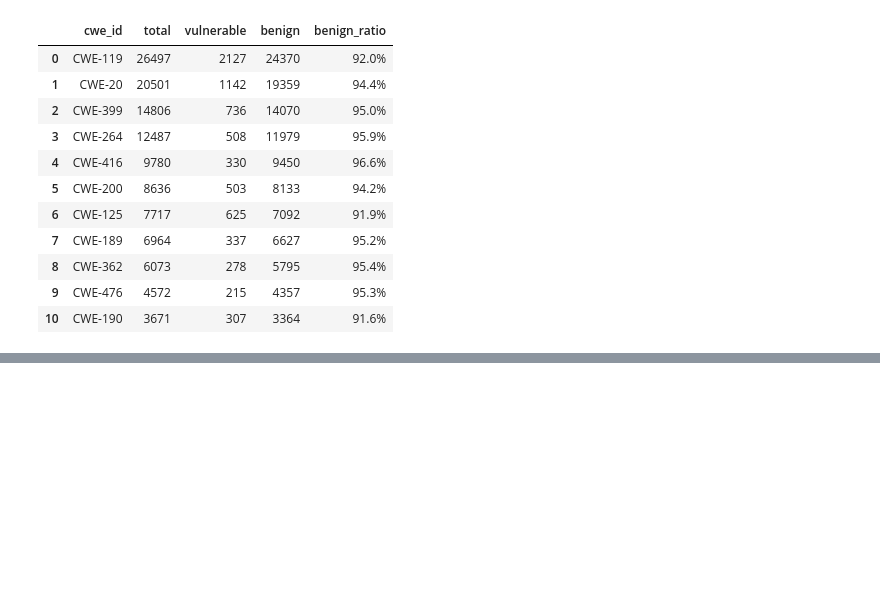
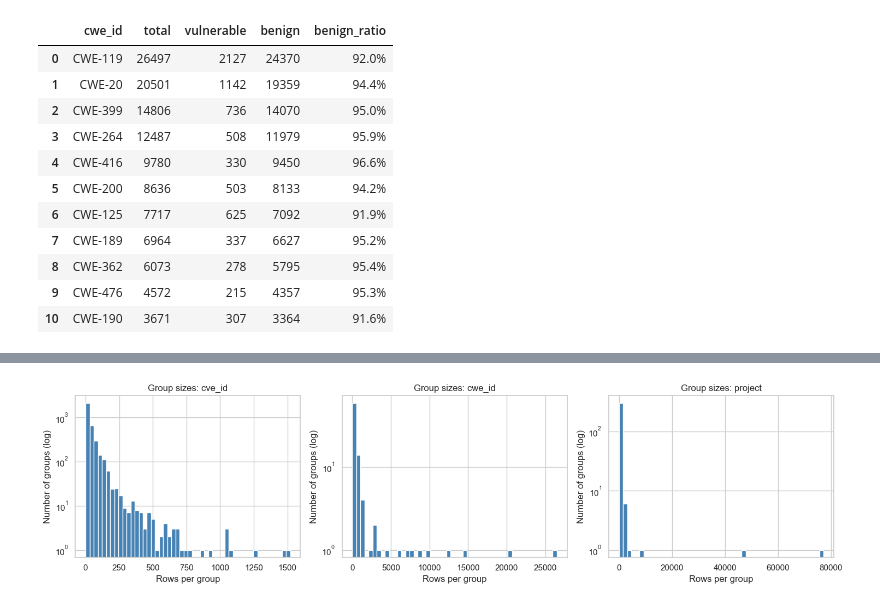
Before and after one commit to noamdwc/graph-vul, a Jupyter notebook: notebooks/full_dataset_eda.ipynb, the cells around one changed output, grey strips where cells are left out. Saved outputs shown, nothing was run; the diff lists cells and outputs as text; code cells hidden in the pictures; blank space fills up the shorter version.

```diff
--- a/notebooks/full_dataset_eda.ipynb
+++ b/notebooks/full_dataset_eda.ipynb
@@ -310,0 +484,18 @@ Found 11 candidate CWEs for expansion (>=200 vulnerable, >=30% benign):
+# %%
+# 7.1a — Column existence check and group-size summaries
+candidate_cols = ["cve_id", "cwe_id", "project", "commit_id", "file_name", "func_before", "func_after"]
+print("Column existence:")
+for c in candidate_cols:
+    print(f"  {c:15s} {'✓ present' if _has(c) else '✗ MISSING'}")
+
+group_cols = ["cve_id", "cwe_id", "project", "commit_id", "file_name"]
+top20_tables = {}
+for col in group_cols:
+    if _has(col):
+        top20_tables[col] = summarize_group_sizes(df[col], col)
+
+# Show top-20 for the three most important grouping columns
+for col in ["cve_id", "cwe_id", "project"]:
+    if col in top20_tables:
+        print(f"\nTop 20 largest {col} groups:")
+        display(top20_tables[col])
@@ -310,0 +573,20 @@ Found 11 candidate CWEs for expansion (>=200 vulnerable, >=30% benign):
+# %%
+# 7.1b — Group-size distribution plots
+plot_cols = [c for c in ["cve_id", "cwe_id", "project"] if _has(c)]
+if plot_cols:
+    fig, axes = plt.subplots(1, len(plot_cols), figsize=(5 * len(plot_cols), 4))
+    if len(plot_cols) == 1:
+        axes = [axes]
+    for ax, col in zip(axes, plot_cols):
+        sizes = df[col].value_counts().values
+        ax.hist(sizes, bins=50, color="steelblue", edgecolor="white")
+        ax.set_yscale("log")
+        ax.set_title(f"Group sizes: {col}")
+        ax.set_xlabel("Rows per group")
+        ax.set_ylabel("Number of groups (log)")
+    plt.tight_layout()
+    plt.show()
+else:
+    print("No grouping columns available for plotting.")
+# %% [output]
+[figure, added]
```
Also changed, not shown: parts of 23 cells of this notebook, 23 other files.
